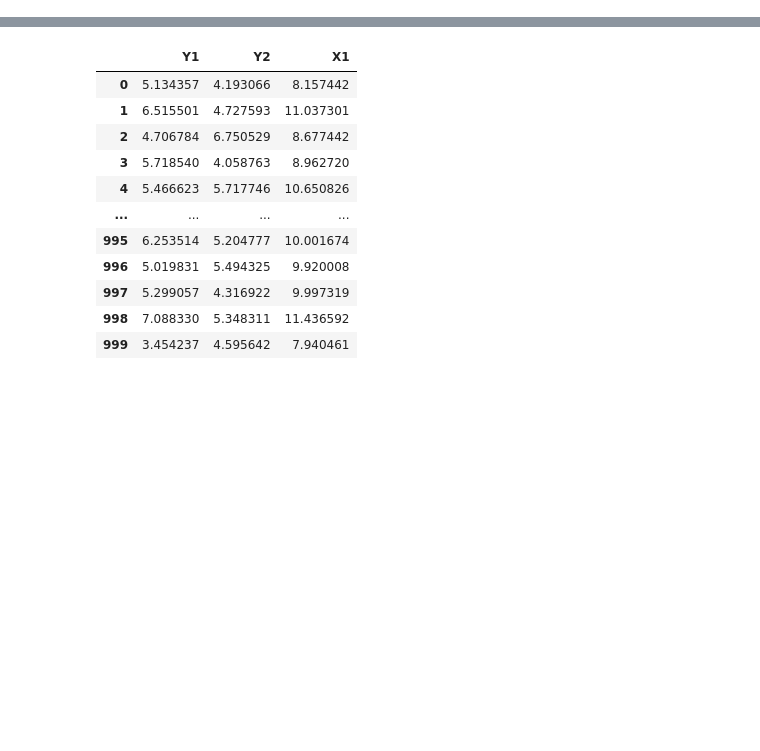
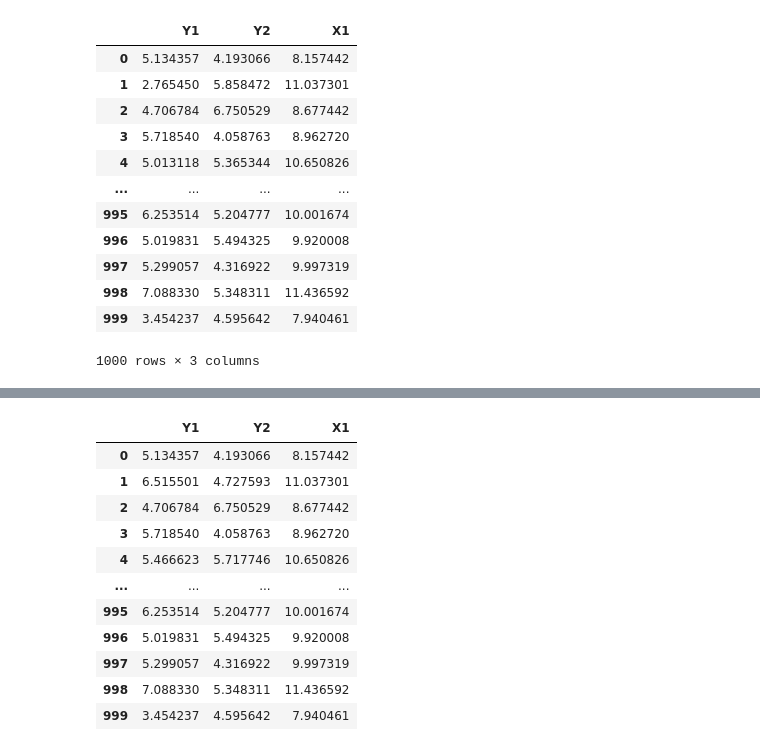
Before and after one commit to annalimm/Imputations, a Jupyter notebook: IterativeImputer_Testing.ipynb, the cells around one changed output, grey strips where cells are left out. Cells and saved outputs as stored; diff of their text form; code cells hidden in the pictures; blank space fills up the shorter version.

```diff
--- a/IterativeImputer_Testing.ipynb
+++ b/IterativeImputer_Testing.ipynb
@@ -82,3 +73,20 @@ pd.DataFrame(imp1, columns = ['Y1','Y2','X1'])
 | 998 | 7.088330 | 5.348311 | 11.436592 |
 | 999 | 3.454237 | 4.595642 | 7.940461 |
 1000 rows × 3 columns
+# %%
+imp12 = IterativeImputer(random_state = 0, estimator = BayesianRidge(), sample_posterior=True).fit_transform(tmp)
+pd.DataFrame(imp12, columns = ['Y1','Y2','X1'])
+# %% [output]
+|  | Y1 | Y2 | X1 |
+| 0 | 5.134357 | 4.193066 | 8.157442 |
+| 1 | 2.765450 | 5.858472 | 11.037301 |
+| 2 | 4.706784 | 6.750529 | 8.677442 |
+| 3 | 5.718540 | 4.058763 | 8.962720 |
+| 4 | 5.013118 | 5.365344 | 10.650826 |
+| ... | ... | ... | ... |
+| 995 | 6.253514 | 5.204777 | 10.001674 |
+| 996 | 5.019831 | 5.494325 | 9.920008 |
+| 997 | 5.299057 | 4.316922 | 9.997319 |
+| 998 | 7.088330 | 5.348311 | 11.436592 |
+| 999 | 3.454237 | 4.595642 | 7.940461 |
+1000 rows × 3 columns
```
Also changed, not shown: parts of 14 cells of this notebook, 1 other file.
